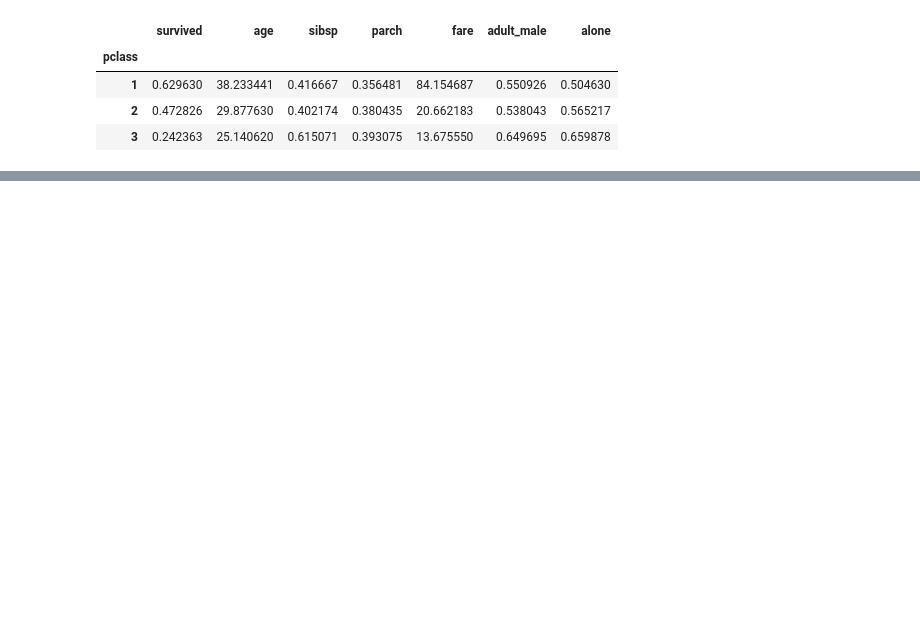
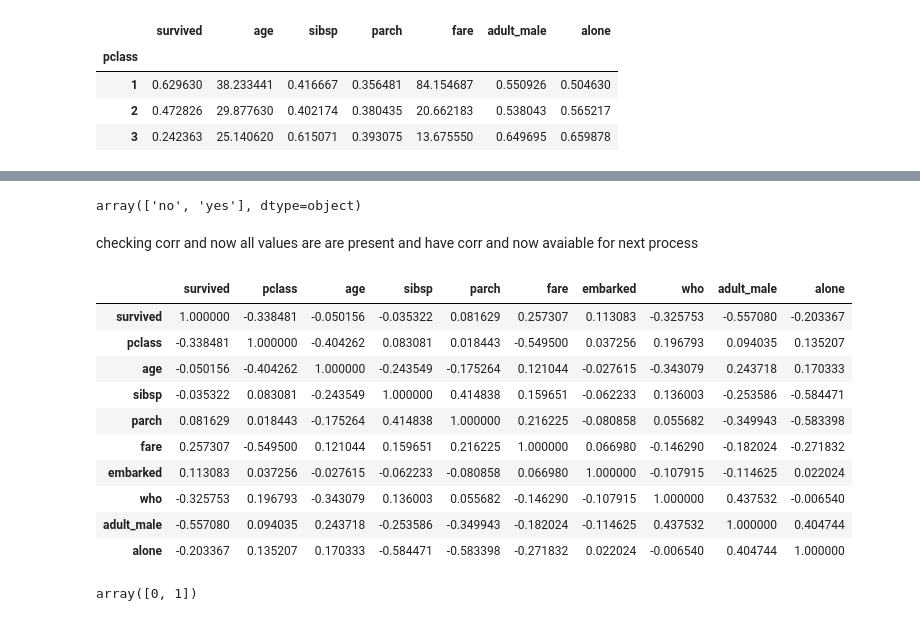
Before and after one commit to mubarakdalvi/myprojects, a Jupyter notebook: Logistic_regression.ipynb, the cells around one changed output, grey strips where cells are left out. Cells and saved outputs as stored; diff of their text form; code cells hidden in the pictures; blank space fills up the shorter version.

```diff
--- a/Logistic_regression.ipynb
+++ b/Logistic_regression.ipynb
@@ -93,0 +213,8 @@ def impute(col):
+# %%
+def impute_alone(col):
+  if col == True:
+    return 1
+  else:
+    return 0
+# %%
+df['alone'] = df['alone'].apply(impute_alone)
@@ -93,0 +232,7 @@ def impute(col):
+# %%
+def is_man(col):
+  if col == True:
+    return 1
+  else:
+    return 0
+df['adult_male'] = df['adult_male'].apply(is_man)
@@ -93,0 +243,10 @@ def impute(col):
+# %%
+def impute_who(col):
+  if col == 'child':
+    return 2
+  elif col == 'man':
+    return 1
+  elif col == 'woman':
+    return 0
+
+df['who'] = df['who'].apply(impute_who)
@@ -93,0 +262,24 @@ def impute(col):
+# %%
+df['alive'].unique()
+# %% [output]
+array(['no', 'yes'], dtype=object)
+# %% [markdown]
+checking corr and now all values are are present and have corr and now avaiable for next process
+# %%
+df.corr()
+# %% [output]
+|  | survived | pclass | age | sibsp | parch | fare | embarked | who | adult_male | alone |
+| survived | 1.000000 | -0.338481 | -0.050156 | -0.035322 | 0.081629 | 0.257307 | 0.113083 | -0.325753 | -0.557080 | -0.203367 |
+| pclass | -0.338481 | 1.000000 | -0.404262 | 0.083081 | 0.018443 | -0.549500 | 0.037256 | 0.196793 | 0.094035 | 0.135207 |
+| age | -0.050156 | -0.404262 | 1.000000 | -0.243549 | -0.175264 | 0.121044 | -0.027615 | -0.343079 | 0.243718 | 0.170333 |
+| sibsp | -0.035322 | 0.083081 | -0.243549 | 1.000000 | 0.414838 | 0.159651 | -0.062233 | 0.136003 | -0.253586 | -0.584471 |
+| parch | 0.081629 | 0.018443 | -0.175264 | 0.414838 | 1.000000 | 0.216225 | -0.080858 | 0.055682 | -0.349943 | -0.583398 |
+| fare | 0.257307 | -0.549500 | 0.121044 | 0.159651 | 0.216225 | 1.000000 | 0.066980 | -0.146290 | -0.182024 | -0.271832 |
+| embarked | 0.113083 | 0.037256 | -0.027615 | -0.062233 | -0.080858 | 0.066980 | 1.000000 | -0.107915 | -0.114625 | 0.022024 |
+| who | -0.325753 | 0.196793 | -0.343079 | 0.136003 | 0.055682 | -0.146290 | -0.107915 | 1.000000 | 0.437532 | -0.006540 |
+| adult_male | -0.557080 | 0.094035 | 0.243718 | -0.253586 | -0.349943 | -0.182024 | -0.114625 | 0.437532 | 1.000000 | 0.404744 |
+| alone | -0.203367 | 0.135207 | 0.170333 | -0.584471 | -0.583398 | -0.271832 | 0.022024 | -0.006540 | 0.404744 | 1.000000 |
+# %%
+df['alone'].unique()
+# %% [output]
+array([0, 1])
```
Also changed, not shown: parts of 68 cells of this notebook.
